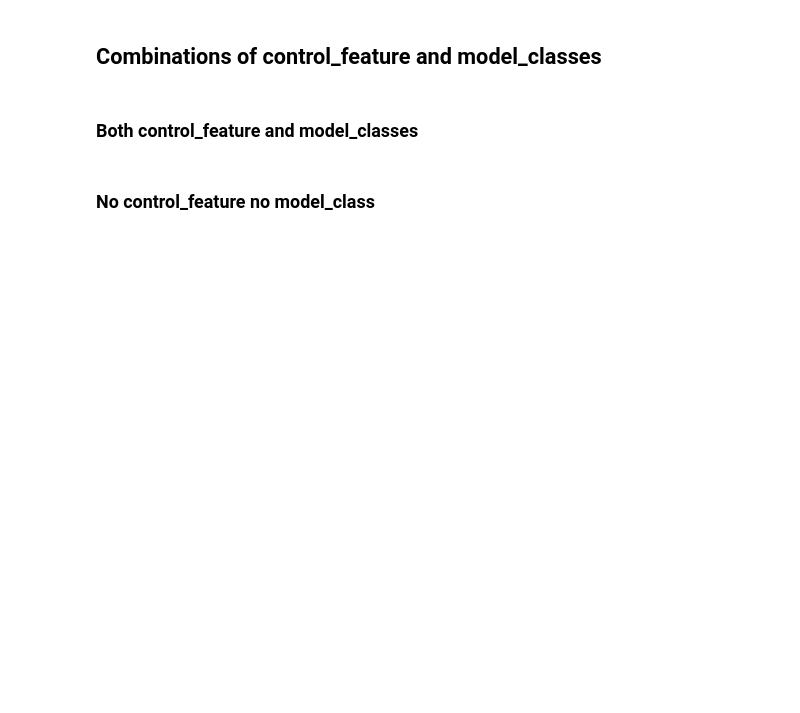
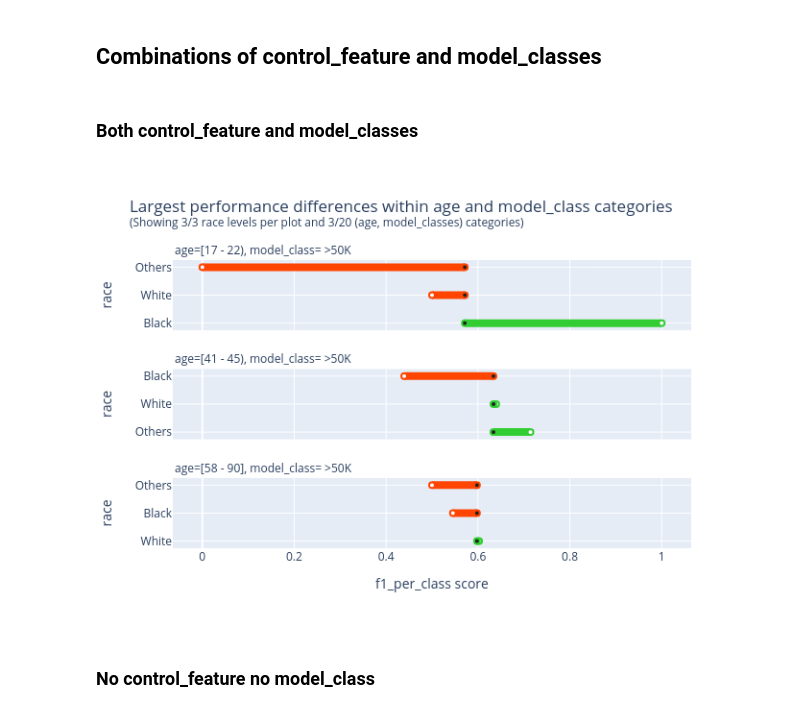
Before and after one commit to OlivierBinette/PerformanceDisparityReport-test, a Jupyter notebook: test_plots.ipynb, the cells around one changed output. Saved outputs shown, nothing was run; the diff lists cells and outputs as text; code cells hidden in the pictures; blank space fills up the shorter version.

```diff
--- a/test_plots.ipynb
+++ b/test_plots.ipynb
@@ -11,7 +11,9 @@ model = adult.load_fitted_model()
 # %%
 check = PerformanceDisparityReport(protected_feature="race", control_feature="age", scorer="f1_per_class")
 res = check.run(dataset, model=model)
-res.display[0].show(rendered="svg")
+res.display[0].show(renderer="png")
+# %% [output]
+[figure, added]
 # %% [markdown]
 ### No control_feature no model_class
 # %%
```
Also changed, not shown: parts of 9 cells of this notebook.
